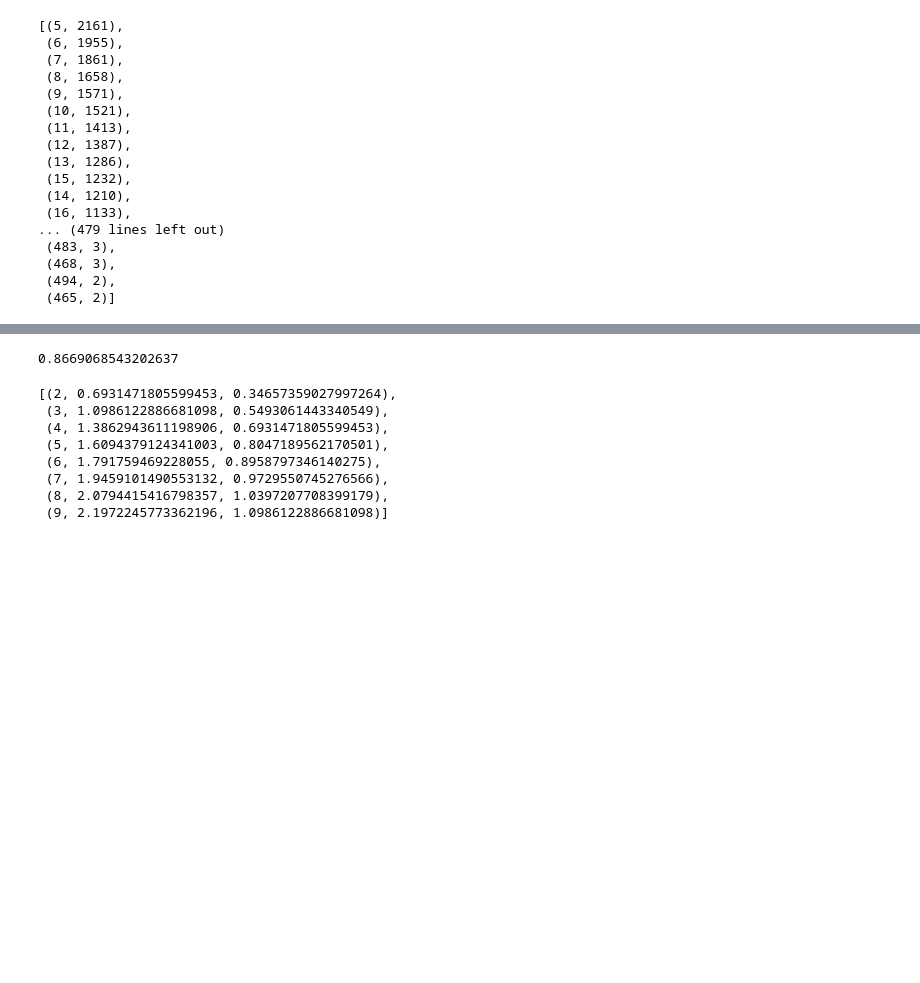
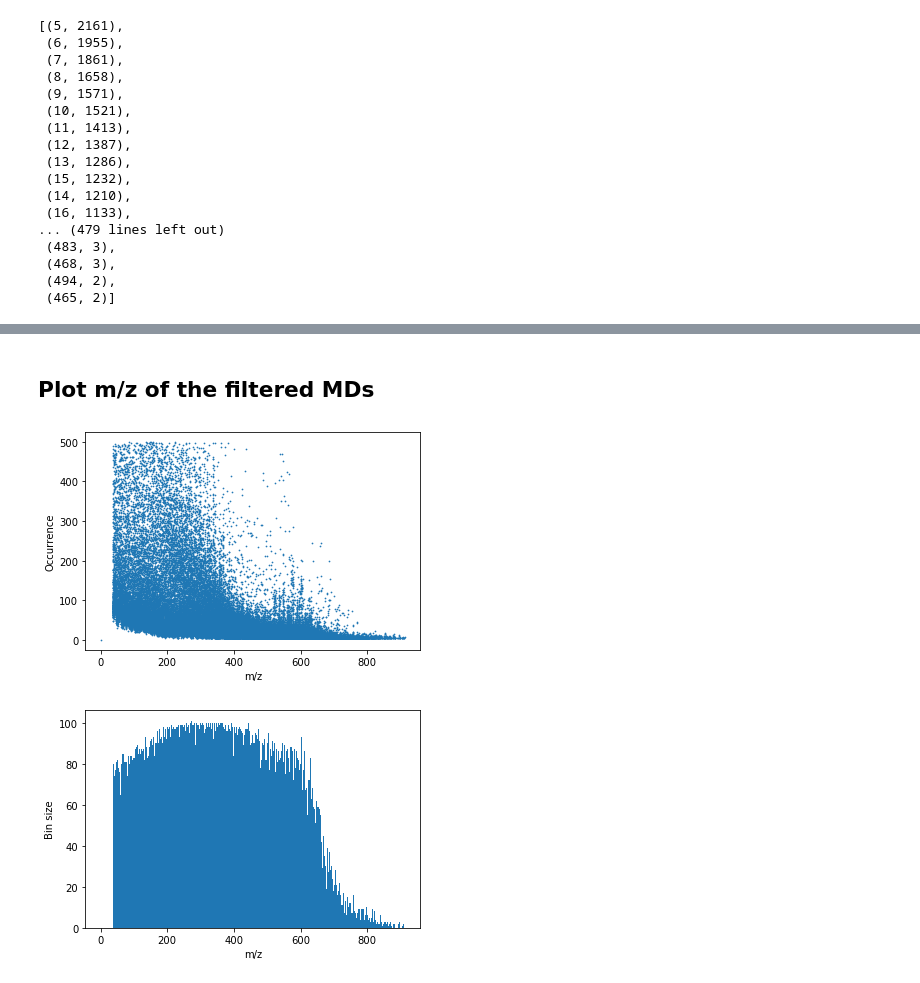
Before and after one commit to louwenjjr/ms2_mass_differences, a Jupyter notebook: notebooks/1-mass_differences_documents_preparation.ipynb, the cells around one changed output, grey strips where cells are left out. Cells and saved outputs as stored; diff of their text form; code cells hidden in the pictures; blank space fills up the shorter version.

Commit message:
more info and spec occurrences per md/fragment

```diff
--- a/notebooks/1-mass_differences_documents_preparation.ipynb
+++ b/notebooks/1-mass_differences_documents_preparation.ipynb
@@ -574,15 +571,2 @@ Playing around a bit with different transformations.
-# %%
-md_documents_filtered[2][0][1][0]*np.sqrt(3)
-# %% [output]
-0.8669068543202637
-# %%
-[(i,np.log(i),np.log(i)*0.5) for i in range(2,10)]
-# %% [output]
-[(2, 0.6931471805599453, 0.34657359027997264),
- (3, 1.0986122886681098, 0.5493061443340549),
- (4, 1.3862943611198906, 0.6931471805599453),
- (5, 1.6094379124341003, 0.8047189562170501),
- (6, 1.791759469228055, 0.8958797346140275),
- (7, 1.9459101490553132, 0.9729550745276566),
- (8, 2.0794415416798357, 1.0397207708399179),
- (9, 2.1972245773362196, 1.0986122886681098)]
+# %% [markdown]
+## Plot m/z of the filtered MDs
@@ -588,0 +575,16 @@ md_documents_filtered[2][0][1][0]*np.sqrt(3)
+# %%
+filtered_mds_mz, filtered_mds_occurences = zip(*[(float(key), val) for key, val in md_spectrum_occurrences_filtered.items()])
+# %%
+# mz versus occurrence
+plt.scatter(filtered_mds_mz, filtered_mds_occurences, s=0.5)
+plt.ylabel("Occurrence")
+plt.xlabel("m/z")
+plt.show()
+
+plt.hist(filtered_mds_mz, bins = int(max(filtered_mds_mz)-min(filtered_mds_mz)))  # bin more or less on integers
+plt.ylabel("Bin size")
+plt.xlabel("m/z")
+plt.show()
+# %% [output]
+[figure, added]
+[figure, added]
```
Also changed, not shown: parts of 2 cells of this notebook.
